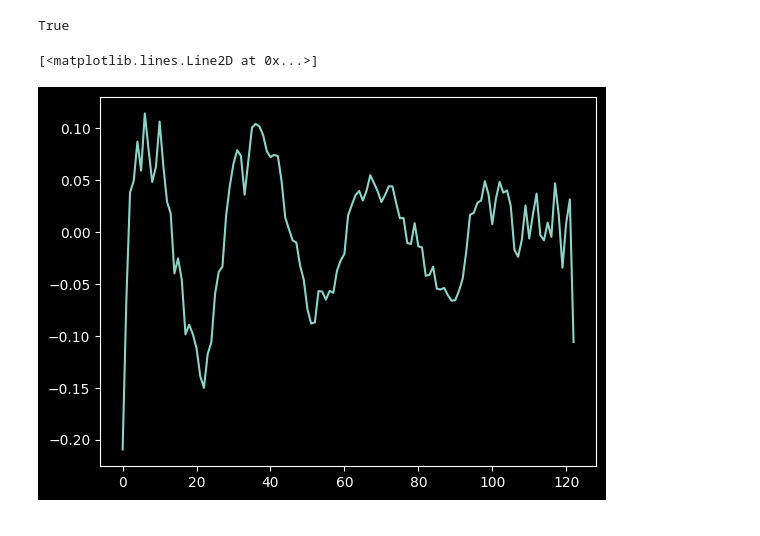
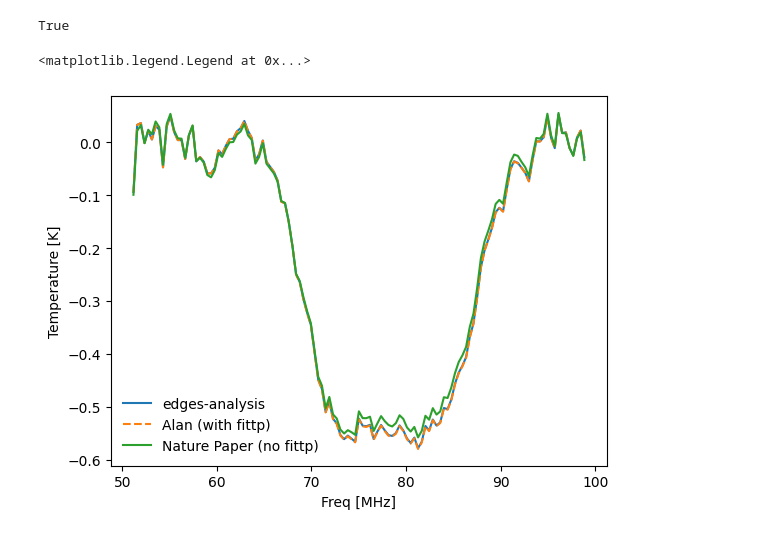
Before and after one commit to edges-collab/edges-bowman2018-pipeline, a Jupyter notebook: src/edges_pipelines/notebooks/interpret.ipynb, the cells around one changed output. Saved outputs shown, nothing was run; the diff lists cells and outputs as text; code cells hidden in the pictures.

Commit message:
finally, a version that totally works

```diff
--- a/src/edges_pipelines/notebooks/interpret.ipynb
+++ b/src/edges_pipelines/notebooks/interpret.ipynb
@@ -59,10 +42,7 @@ alan2 = np.genfromtxt(
 sf = SemiLinearFit(
     fg=mdl.PhysicalLin(n_terms=5).at(x=data.freqs.to_value("MHz")[mask]),
     eor=eor_model,
-#    spectrum=data.data[0,0,0,mask],
-    #spectrum=alan['tant'][mask],
-#    spectrum=alan2['tsky'][mask],
-    spectrum=alanbc['tant'][mask],
+    spectrum=data.data[0,0,0,mask],
     sigma=0.3
 )
 # %%
@@ -74,2 +54,2 @@ array([ 0.55757028,  6.74632895, 18.74091543, 78.32912048])
 # %%
-alanbc = np.genfromtxt("/home/smurray/data4/edges/alans-pipeline/scripts/H2CaseFieldData/final_average_2024-10-02_12-38.txt",  usecols=(1, 3, 6, 9, 12), names=('freq', 'tant', 'model', 'resid', 'weight'))
+alan = np.genfromtxt("/home/smurray/data4/edges/alans-pipeline/scripts/H2CaseFieldData/final_average_latest.txt",  usecols=(1, 3, 6, 9, 12), names=('freq', 'tant', 'model', 'resid', 'weight'))
@@ -87,9 +56,24 @@ plt.plot(data.freqs, np.where(alan2['weight']>0, alan2['tsky'] - alanbc['tant'],
+# %%
+orig = np.genfromtxt(DATA / "figure1_plotdata.csv",  delimiter=',', skip_header=1)
 # %%
 sffit.success
 # %% [output]
 True
+# %%
+sfal = SemiLinearFit(
+    fg=mdl.PhysicalLin(n_terms=5).at(x=data.freqs.to_value("MHz")[mask]),
+    eor=eor_model,
+    spectrum=alan['tant'][mask],
+    sigma=0.3
+)
+sfalfit = sfal()
 # %%
-plt.plot(sf.get_eor(sffit.x) + sf.get_resid(sffit.x))
+plt.plot(data.freqs[mask], sf.get_eor(sffit.x) + sf.get_resid(sffit.x), label='edges-analysis')
+plt.plot(data.freqs[mask], sfal.get_eor(sfalfit.x) + sfal.get_resid(sfalfit.x), label='Alan (with fittp)', ls='--')
+plt.plot(data.freqs[mask], orig[mask, -1], label='Nature Paper (no fittp)')
+plt.xlabel("Freq [MHz]")
+plt.ylabel("Temperature [K]")
+plt.legend(frameon=False)
 # %% [output]
-[<matplotlib.lines.Line2D at 0x...>]
+<matplotlib.legend.Legend at 0x...>
-[figure, old version]
+[figure, new version]
```
Also changed, not shown: parts of 12 cells of this notebook, 15 other files.
